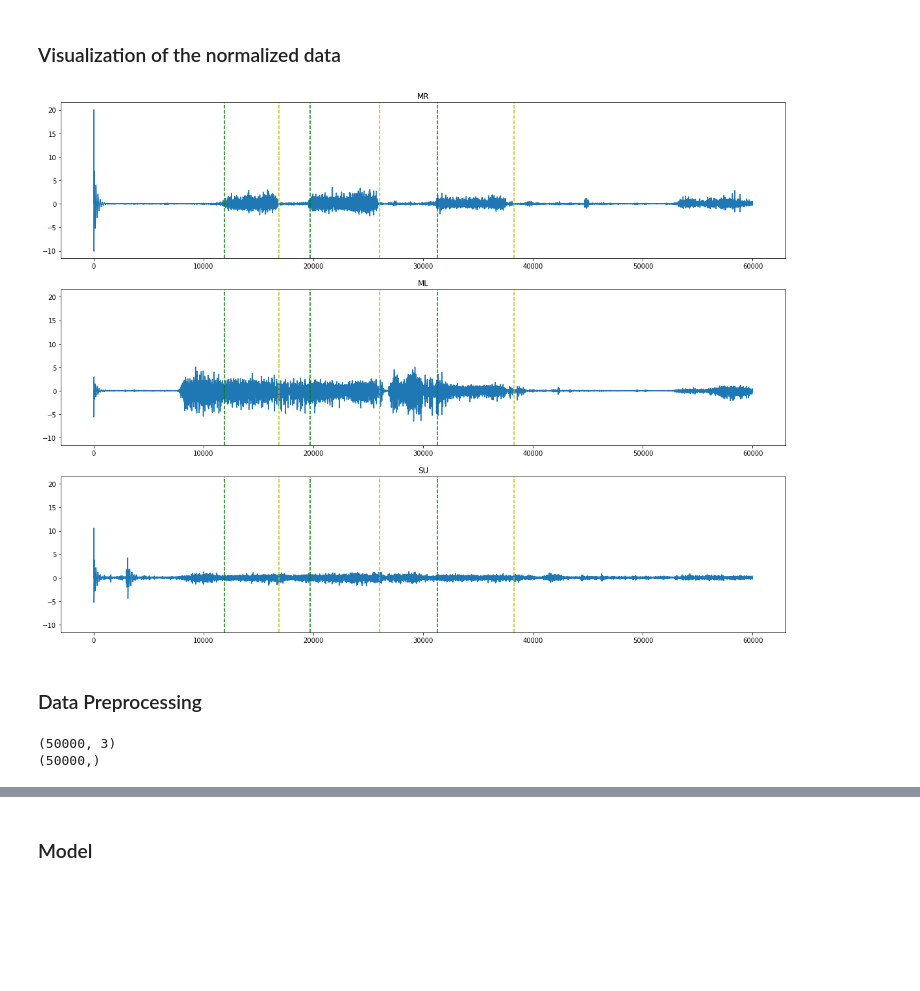
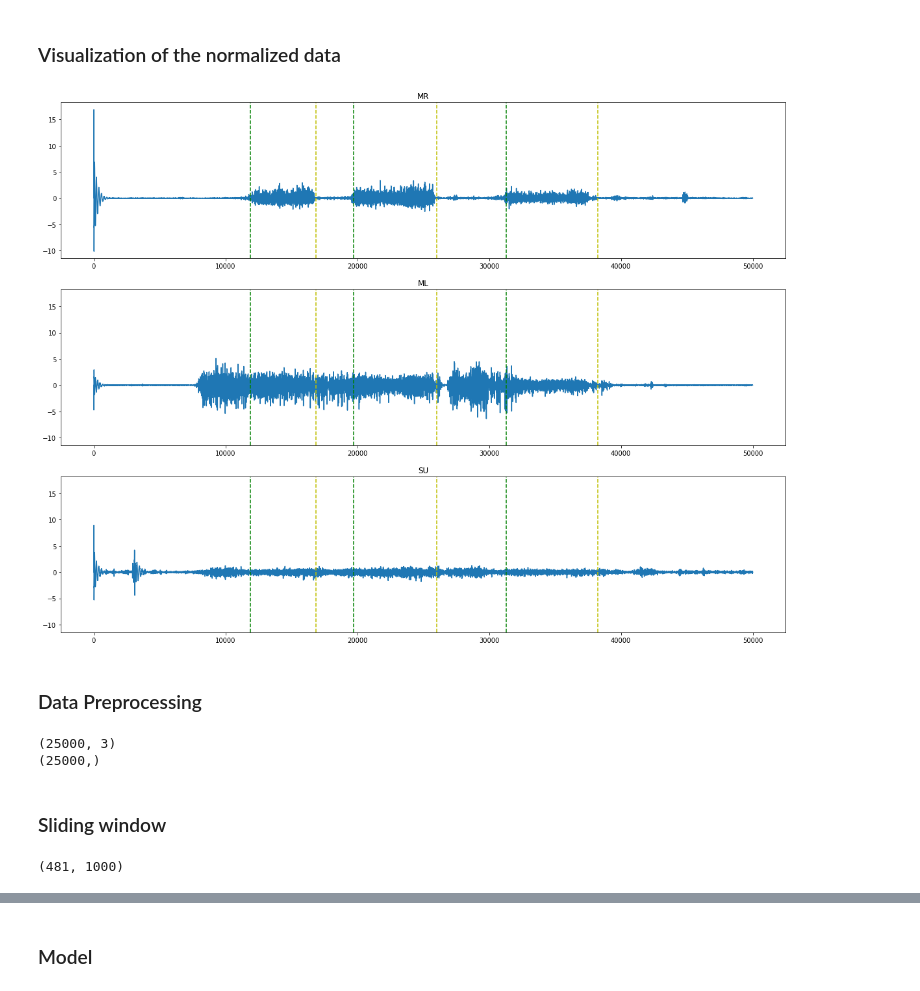
Before and after one commit to Evergarden0101/sensor-data-analysis-pipeline, a Jupyter notebook: back-end/jupyter/EMG.ipynb, the cells around one changed output, grey strips where cells are left out. Drawn from its saved outputs; the diff is of its cells as text; code cells hidden in the pictures; blank space fills up the shorter version.

Commit message:
window slide

```diff
--- a/back-end/jupyter/EMG.ipynb
+++ b/back-end/jupyter/EMG.ipynb
@@ -19,16 +20,14 @@ import os
 # %% [markdown]
 ### Loading data
 # %%
-df = pd.read_csv('../data/1022102cFnorm.csv')
+data = pd.read_csv('../data/1022102cFnorm.csv')
 loc = pd.read_csv('../data/1022102clocation_Bites.csv')
-range_min = 0
-range_max = 60000
 
 # print(df.head())
-print(df.shape, loc.shape)
+print(data.shape, loc.shape)
 # print(df.describe)
 
-df.describe() # describes the data
+data.describe() # describes the data
 # %% [output]
 (74155516, 8) (3, 4)
 |  | MR | ML | SU | Microphone | Eye | ECG | Pressure Sensor | Unnamed: 7 |
@@ -42,0 +44,8 @@ df.describe() # describes the data
+# %%
+org_freq = 2000
+tgt_freq = 1000
+dsample_rate = np.round(org_freq / tgt_freq).astype("int")
+
+df = data.iloc[::dsample_rate, :].copy()
+print(df.shape)
+df.describe()
@@ -43,38 +63,65 @@ df.describe() # describes the data
 # %% [markdown]
 ### Visualization of the normalized data
 # %%
+range_min = 0
+range_max = 25000
 def plot_data(data, loc):
     fig, axes = plt.subplots(3,1, figsize=(20, 15), sharey=True) # ensures that all subplots share the same x-axis and y-axis
     for i in range(3):
         axes[i].plot(data.iloc[range_min:range_max,i])
         axes[i].set_title(data.columns[i])
         for j in range(loc.shape[0]):
             axes[i].axvline(x=loc.iloc[j,0], color='g', linestyle='--')
             axes[i].axvline(x=loc.iloc[j,1], color='y', linestyle='--')
 
 plot_data(df, loc)
 # %% [output]
-[figure, old version]
+[figure, new version]
 # %% [markdown]
 ### Data Preprocessing
 # %%
 range_min = 0
-range_max = 50000
+range_max = 25000
 
-bites = np.zeros(df.shape[0], dtype=int)
-for i in range(1, range_max):
+bites = np.zeros(data.shape[0], dtype=int)
+for i in range(1, range_max*dsample_rate):
     if i < loc.iloc[0,0] or (i > loc.iloc[0,1] and i < loc.iloc[1,0]) or (i > loc.iloc[1,1] and i < loc.iloc[2,0]) or i > loc.iloc[2,1]:
         bites[i] = 0
     else:
         bites[i] = 1
 
-df['Bites'] = bites
+df.loc[:,'Bites'] = bites[::dsample_rate]
 x = df.iloc[range_min:range_max,:3].copy()
 y = df.iloc[range_min:range_max,-1].copy()
 print(x.shape)
 print(y.shape)
-x_train, x_test, y_train, y_test = train_test_split(x, y, test_size=0.25, random_state=1) # Split data for test and training
 # %% [output]
-(50000, 3)
-(50000,)
+(25000, 3)
+(25000,)
+# %% [markdown]
+### Sliding window
+# %%
+window_size = 1000  # Size of the sliding window
+stride = 50  # Stride or step size between windows
+channel = 0  # Channel to be used for training
+
+# Generate sliding window subsequences
+windows = []
+labels = []
+for i in range(0, len(x) - window_size + 1, stride):
+    window = x.iloc[i:i+window_size, channel].copy()
+    windows.append(window)
+    labels.append(1 if np.mean(y.iloc[i:i+window_size-1])>=0.5 else 0)
+
+# Convert to numpy arrays
+windows = np.array(windows)
+labels = np.array(labels)
+# windows = pd.concat(windows)
+# labels = pd.Series(labels)
+
+# Flatten the windows to match the input shape of XGBoost
+flattened_windows = windows.reshape(windows.shape[0], -1)
+print(flattened_windows.shape)
+# %% [output]
+(481, 1000)
 # %%
```
Also changed, not shown: parts of 12 cells of this notebook.
